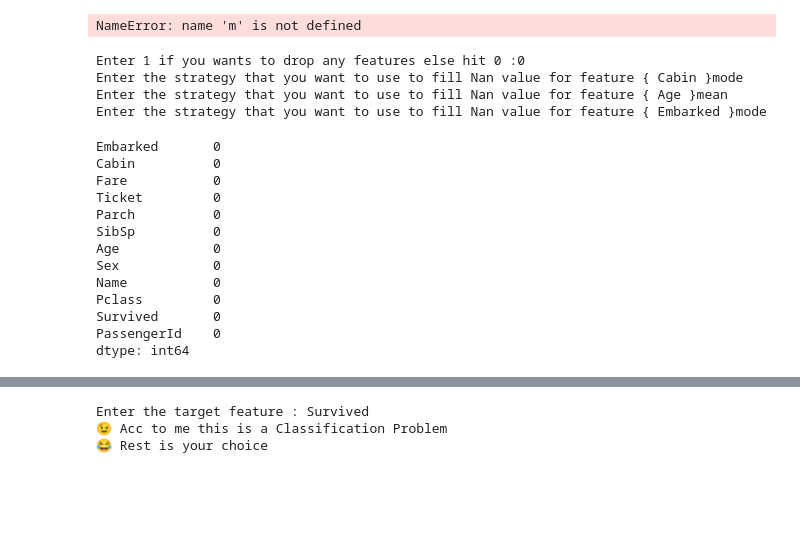
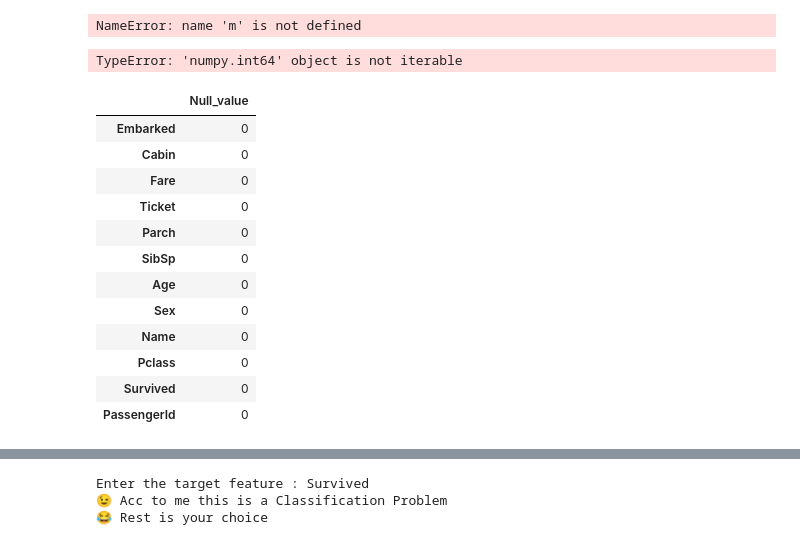
Before and after one commit to Ayush-Malik/basic_ML_model_building_assistant_for_regression_and_classification_problems, a Jupyter notebook: Untitled.ipynb, the cells around one changed output, grey strips where cells are left out. Cells and saved outputs as stored; diff of their text form; code cells hidden in the pictures; blank space fills up the shorter version.

```diff
--- a/Untitled.ipynb
+++ b/Untitled.ipynb
@@ -354,24 +348,26 @@ for feature_name in feature_tracker :
         df[ feature_name ] = df[ feature_name ].fillna( df[ feature_name ].mode()[0])
     elif strategy_given_by_user == 'median':
         df[ feature_name ] = df[ feature_name ].fillna( df[ feature_name ].median())
-df.isnull().sum().sort_values(ascending = False)
+df1 = df.isnull().sum().sort_values(ascending = False)
 # %% [output]
-Enter 1 if you wants to drop any features else hit 0 :0
-Enter the strategy that you want to use to fill Nan value for feature { Cabin }mode
-Enter the strategy that you want to use to fill Nan value for feature { Age }mean
-Enter the strategy that you want to use to fill Nan value for feature { Embarked }mode
+TypeError: 'numpy.int64' object is not iterable
-Embarked       0
-Cabin          0
-Fare           0
-Ticket         0
-Parch          0
-SibSp          0
-Age            0
-Sex            0
-Name           0
-Pclass         0
-Survived       0
-PassengerId    0
-dtype: int64
+# %%
+df1 = pd.DataFrame(df1, columns = ["Null_value"])
+# %%
+df1
+# %% [output]
+|  | Null_value |
+| Embarked | 0 |
+| Cabin | 0 |
+| Fare | 0 |
+| Ticket | 0 |
+| Parch | 0 |
+| SibSp | 0 |
+| Age | 0 |
+| Sex | 0 |
+| Name | 0 |
+| Pclass | 0 |
+| Survived | 0 |
+| PassengerId | 0 |
 # %%
 # If unique value for any particular column is approx equal to its length then drop drop drop!
```
Also changed, not shown: parts of 11 cells of this notebook, 1 other file.
